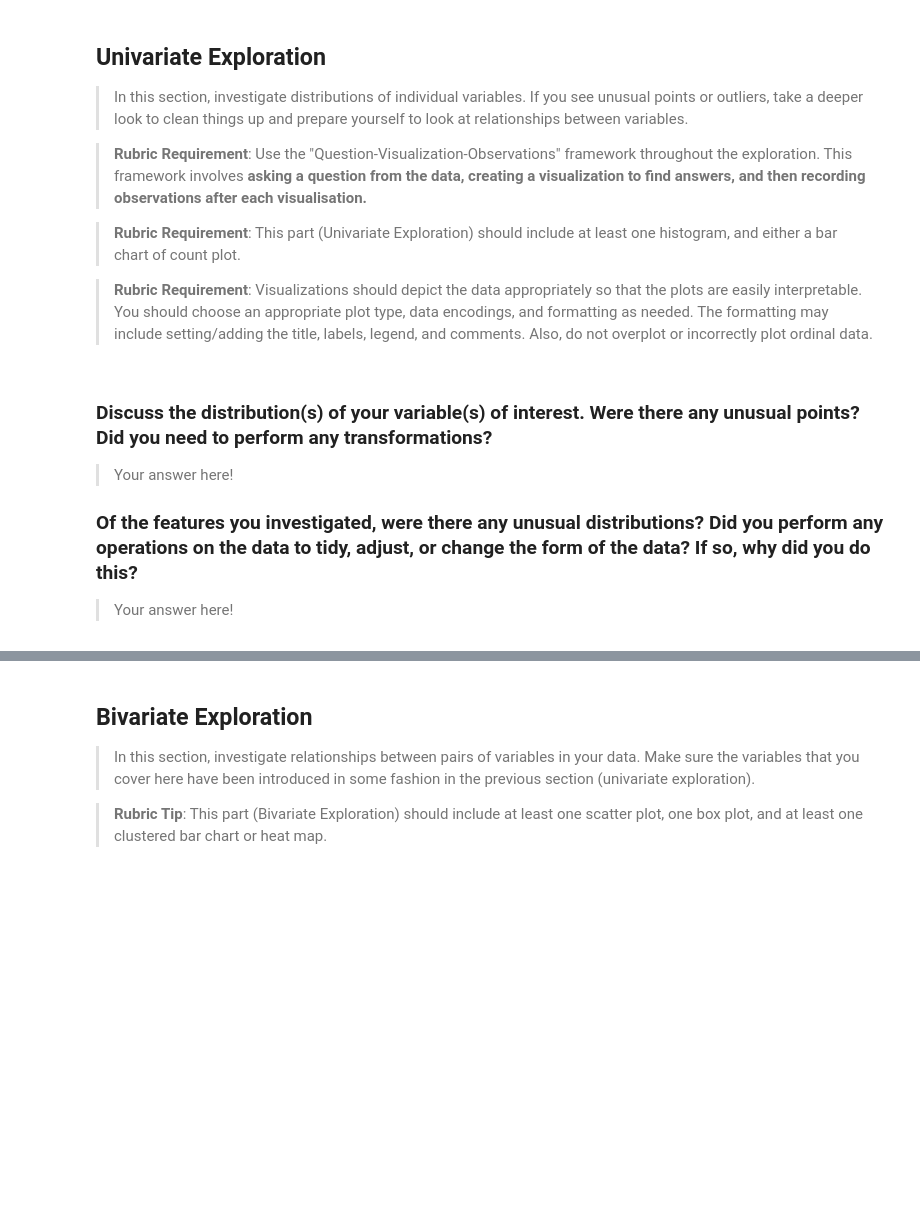
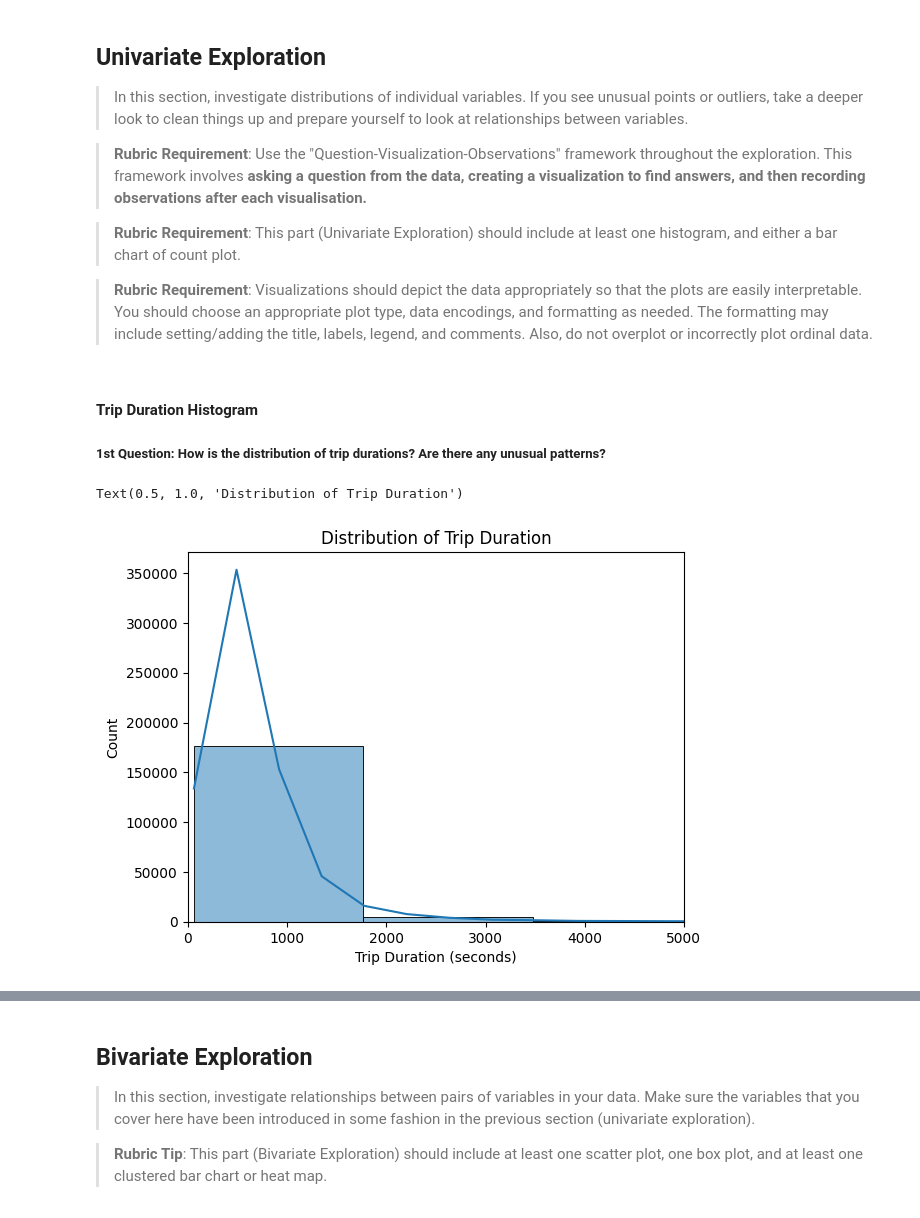
Before and after one commit to AmmarYasserAI-2/Communicate-Data-Findings, a Jupyter notebook: notebooks/01_exploratory_analysis.ipynb, the cells around one changed output, grey strips where cells are left out. Cells and saved outputs as stored; diff of their text form; code cells hidden in the pictures; blank space fills up the shorter version.

Commit message:
Perform data wrangling and initial univariate exploration

```diff
--- a/notebooks/01_exploratory_analysis.ipynb
+++ b/notebooks/01_exploratory_analysis.ipynb
@@ -47,0 +28,2 @@ import seaborn as sns
+# %%
+df = pd.read_csv('201902-fordgobike-tripdata.csv')
@@ -47,0 +83,11 @@ import seaborn as sns
+# %%
+conversion_dict = {
+    'start_time': 'datetime',
+    'end_time': 'datetime',
+    'start_station_id': 'int',
+    'end_station_id': 'int',
+    'member_birth_year': 'int',
+    'user_type': 'category',
+    'member_gender': 'category',
+    'bike_share_for_all_trip': 'bool'
+}
@@ -47,0 +96,8 @@ import seaborn as sns
+# %%
+for column, dtype in conversion_dict.items():
+    if dtype == 'datetime':
+        df[column] = pd.to_datetime(df[column], errors='coerce')
+    elif dtype == 'category':
+        df[column] = df[column].astype('category')
+    elif dtype == 'int64':
+        df[column] = df[column].astype('int64')
@@ -55,11 +215,16 @@ import seaborn as sns
 > **Rubric Requirement**: This part (Univariate Exploration) should include at least one histogram, and either a bar chart of count plot.
 
 >**Rubric Requirement**: Visualizations should depict the data appropriately so that the plots are easily interpretable. You should choose an appropriate plot type, data encodings, and formatting as needed. The formatting may include setting/adding the title, labels, legend, and comments. Also, do not overplot or incorrectly plot ordinal data.
-# %% [markdown]
-### Discuss the distribution(s) of your variable(s) of interest. Were there any unusual points? Did you need to perform any transformations?
-
-> Your answer here!
-
-### Of the features you investigated, were there any unusual distributions? Did you perform any operations on the data to tidy, adjust, or change the form of the data? If so, why did you do this?
-
-> Your answer here!
+# %% [markdown]
+#### Trip Duration Histogram
+
+##### **1st Question:** How is the distribution of trip durations? Are there any unusual patterns?
+# %%
+sns.histplot(df['duration_sec'], bins=50, kde=True)
+plt.xlim(0, 5000)  # limiting to 5000 sec for better visibility
+plt.xlabel('Trip Duration (seconds)')
+plt.ylabel('Count')
+plt.title('Distribution of Trip Duration')
+# %% [output]
+Text(0.5, 1.0, 'Distribution of Trip Duration')
+[figure, added]
```
Also changed, not shown: parts of 37 cells of this notebook, 1 other file.
